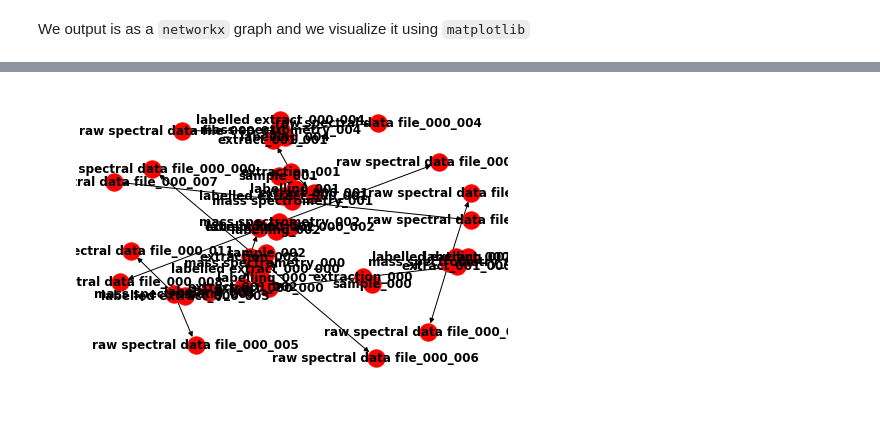
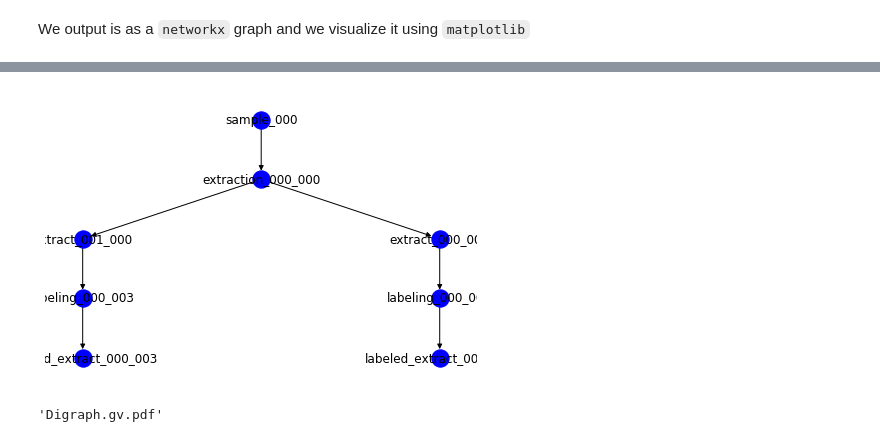
Before and after one commit to ISA-tools/isa-create-test-notebooks, a Jupyter notebook: isa-create-sample-assay-plan-ms.ipynb, the cells around one changed output, grey strips where cells are left out. Drawn from its saved outputs; the diff is of its cells as text; code cells hidden in the pictures.

```diff
--- a/isa-create-sample-assay-plan-ms.ipynb
+++ b/isa-create-sample-assay-plan-ms.ipynb
@@ -148,0 +205,27 @@ We output is as a `networkx` graph and we visualize it using `matplotlib`
+# %%
+SG1 = G.subgraph(['sample_000','extraction_000_000','extract_000_000','extract_001_000','labeling_000_000','labeling_000_003','labeled_extract_000_000','labeled_extract_000_003'])
+# print(list(SG.edges))
+pos1 = hierarchy_pos(SG1,'sample_000')
+nx.draw(SG1, pos=pos1, with_labels=True,node_color = 'b')
+plt.savefig('hierarchy1.png')
+
+
+# SG2 = G.subgraph(['sample_001','extraction_000_001','extract_000_001','extract_001_001','labeling_000_001','labeling_000_004','labeled_extract_000_001','labeled_extract_000_004'])
+# # print(list(SG.edges))
+# pos2 = hierarchy_pos(SG2,'sample_001')
+# nx.draw(SG2, pos=pos2, with_labels=True,node_color = 'pink')
+# plt.savefig('hierarchy2.png')
+# %% [output]
+[figure, added]
+# %%
+# Generating a graphviz compatible output
+dot = Digraph()
+for node in nx_graph.nodes:
+    dot.node(node)
+dot.edges(nx_graph.edges)
+filename=dot.filename
+# print(dot.source)
+dot.graph_attr['rankdir'] = 'LR' # to layout from left to right (horizontal), rather than top to bottom (vertical)
+dot.render(filename, view=True)
+# %% [output]
+'Digraph.gv.pdf'
@@ -149,5 +235,2 @@ We output is as a `networkx` graph and we visualize it using `matplotlib`
 # %%
-import networkx as nx
-nx.draw(nx_graph, with_labels=True, font_weight='bold')
+# nx.draw(nx_graph, with_labels=False, font_weight='bold')
-# %% [output]
-[figure, removed]
```
Also changed, not shown: parts of 20 cells of this notebook, 2 other files.
